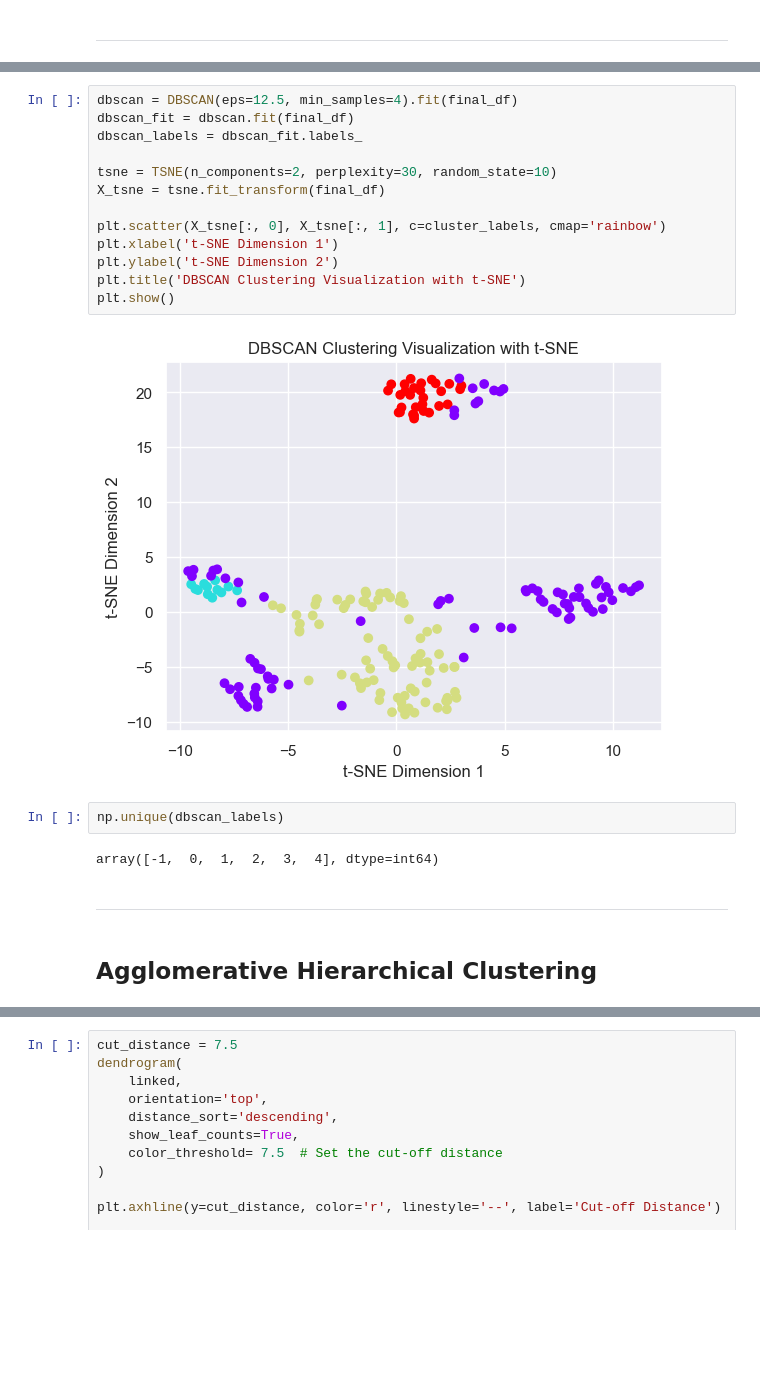
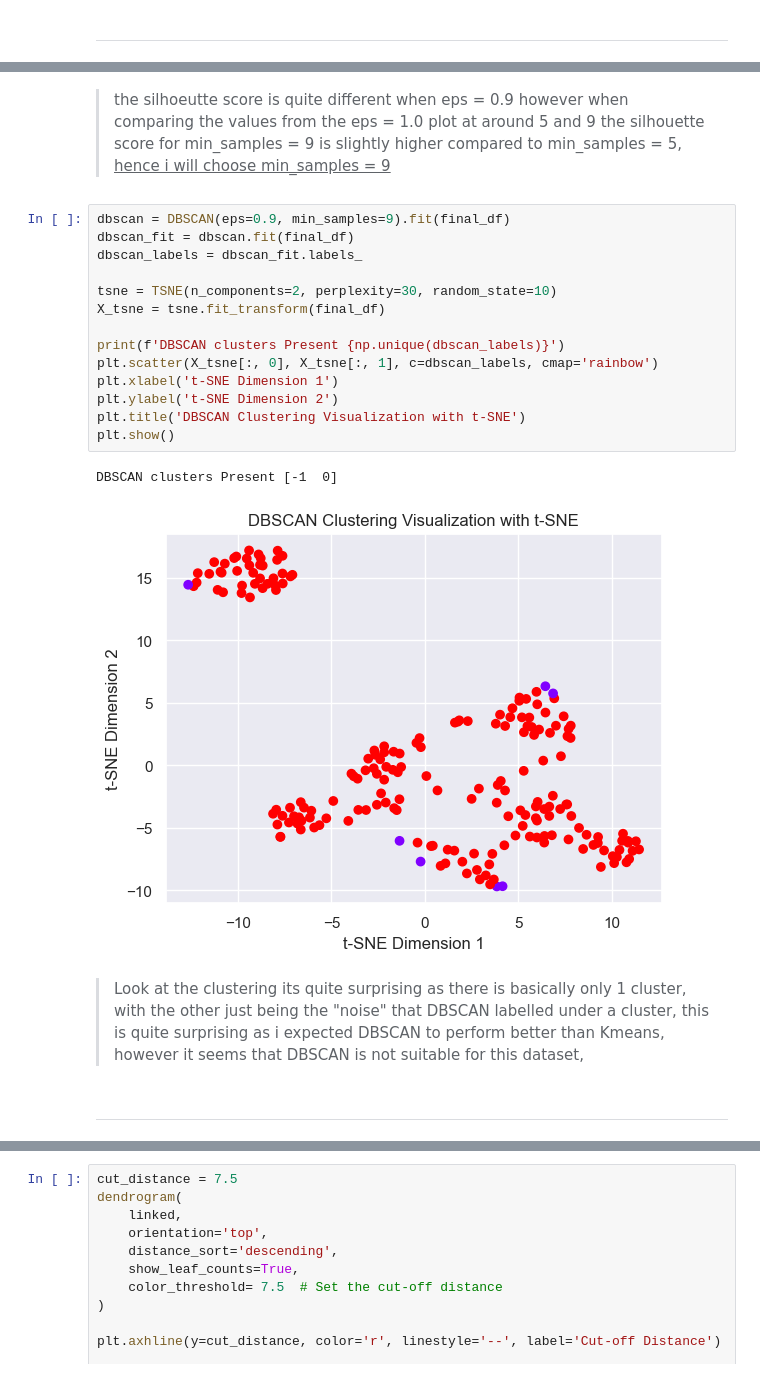
Before and after one commit to ahmakhoo/Forecasting-Clustering-Project, a Jupyter notebook: CA2 part 2.ipynb, the cells around one changed output, grey strips where cells are left out. Saved outputs shown, nothing was run; the diff lists cells and outputs as text; blank space fills up the shorter version.

Commit message:
Completed
Basically completed already

```diff
--- a/CA2 part 2.ipynb
+++ b/CA2 part 2.ipynb
@@ -1102,23 +851,24 @@ plt.show()
+# %% [markdown]
+> the silhoeutte score is quite different when eps = 0.9 however when comparing the values from the eps = 1.0 plot at around 5 and 9 the silhouette score for min_samples = 9 is slightly higher compared to min_samples = 5,
+><u> hence i will choose min_samples = 9 </u>
 # %%
-dbscan = DBSCAN(eps=12.5, min_samples=4).fit(final_df)
+dbscan = DBSCAN(eps=0.9, min_samples=9).fit(final_df)
 dbscan_fit = dbscan.fit(final_df)
 dbscan_labels = dbscan_fit.labels_
 
 tsne = TSNE(n_components=2, perplexity=30, random_state=10)
 X_tsne = tsne.fit_transform(final_df)
 
-plt.scatter(X_tsne[:, 0], X_tsne[:, 1], c=cluster_labels, cmap='rainbow')
+print(f'DBSCAN clusters Present {np.unique(dbscan_labels)}')
+plt.scatter(X_tsne[:, 0], X_tsne[:, 1], c=dbscan_labels, cmap='rainbow')
 plt.xlabel('t-SNE Dimension 1')
 plt.ylabel('t-SNE Dimension 2')
 plt.title('DBSCAN Clustering Visualization with t-SNE')
 plt.show()
 # %% [output]
+DBSCAN clusters Present [-1  0]
-[figure, old version]
+[figure, new version]
-# %%
-np.unique(dbscan_labels)
-# %% [output]
-array([-1,  0,  1,  2,  3,  4], dtype=int64)
+# %% [markdown]
+>Look at the clustering its quite surprising as there is basically only 1 cluster, with the other just being the "noise" that DBSCAN labelled under a cluster, this is quite surprising as i expected DBSCAN to perform better than Kmeans, however it seems that DBSCAN is not suitable for this dataset,
 # %% [markdown]
 ---
-# %% [markdown]
-## Agglomerative Hierarchical Clustering
```
Also changed, not shown: parts of 114 cells of this notebook, 52 other files.
